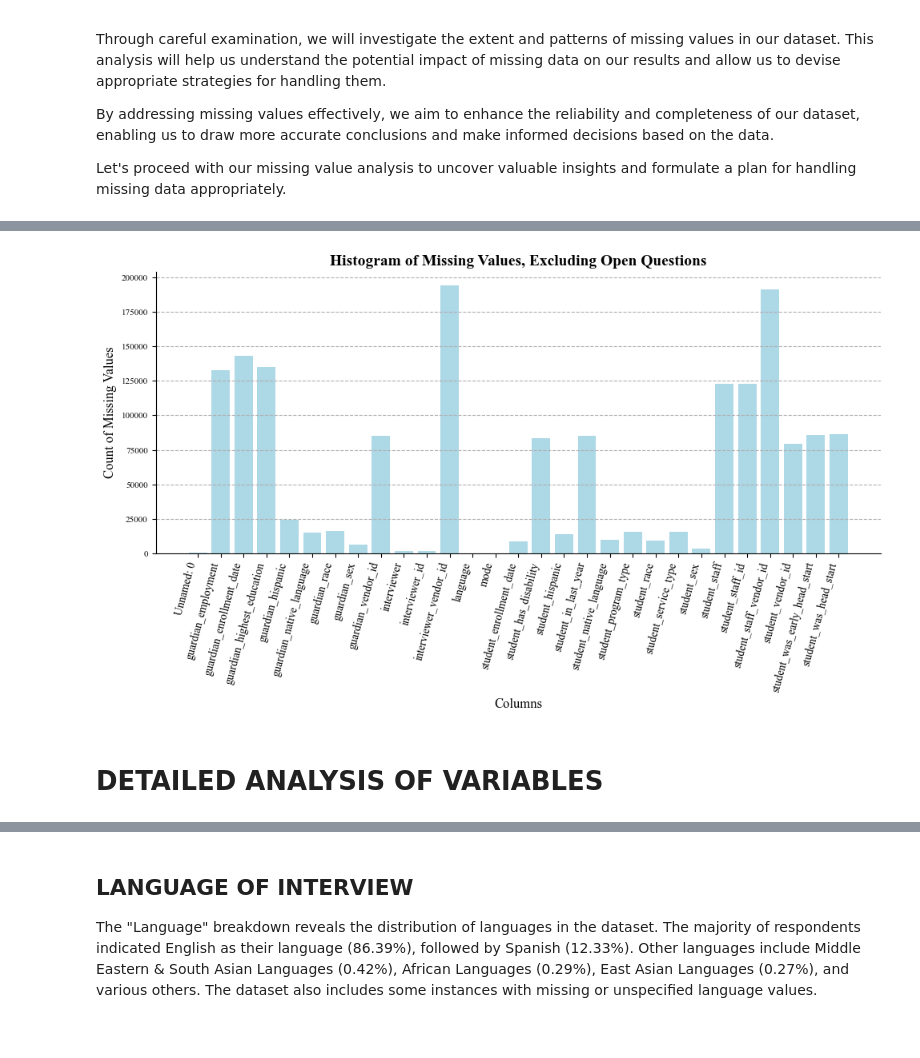
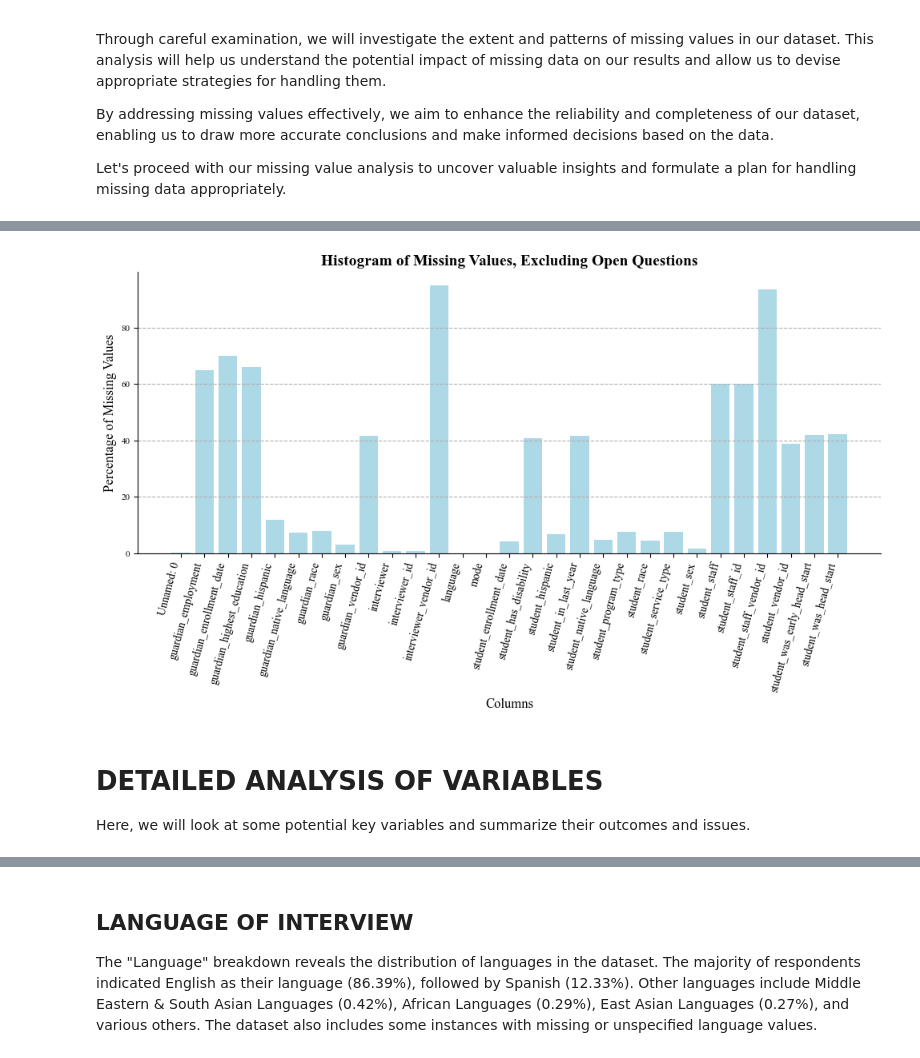
Before and after one commit to bmfores/nhsa-parentgauge, a Jupyter notebook: data_cleaning_analysis.ipynb, the cells around one changed output, grey strips where cells are left out. Drawn from its saved outputs; the diff is of its cells as text; code cells hidden in the pictures.

```diff
--- a/data_cleaning_analysis.ipynb
+++ b/data_cleaning_analysis.ipynb
@@ -118,42 +118,42 @@ Total number of rows: 204879
 │ OQ9                          │         63274 │             30.88% │
 └──────────────────────────────┴───────────────┴────────────────────┘
 # %%
-# Assuming 'df' is your DataFrame
-missing_count = df.isnull().sum()
-# Filter variables with missing values above zero and that are not open interview questions
-missing_count = missing_count[(missing_count > 0) & (~missing_count.index.str.startswith('OQ'))]
+# Calculate the percentage of missing values
+missing_percentage = (missing_count / len(df)) * 100
 
 # Plotting the histogram
 # Set up figure and axes
 fig, ax = plt.subplots(figsize=(10, 6))
 
 # Plotting the histogram
-ax.bar(missing_count.index, missing_count.values, color='lightblue')
+ax.bar(missing_percentage.index, missing_percentage.values, color='lightblue')
 
 # Customize the appearance
 ax.set_xlabel('Columns', fontsize=12, fontfamily='Times New Roman')
-ax.set_ylabel('Count of Missing Values', fontsize=12, fontfamily='Times New Roman')
+ax.set_ylabel('Percentage of Missing Values', fontsize=12, fontfamily='Times New Roman')
 ax.set_title('Histogram of Missing Values, Excluding Open Questions', fontsize=14, fontweight='bold', fontfamily='Times New Roman')
 
 # Adjusting x-axis labels rotation and font size
 plt.xticks(rotation=75, ha='right', fontsize=10, fontfamily='Times New Roman')
 
 # Adjusting y-axis tick label font size
 plt.yticks(fontsize=8, fontfamily='Times New Roman')
 
 # Add grid lines
 ax.grid(axis='y', linestyle='--')
 
 # Remove the top and right spines
 ax.spines['top'].set_visible(False)
 ax.spines['right'].set_visible(False)
 
 # Tweak the layout
 fig.tight_layout()
 
 # Show the plot
 plt.show()
 # %% [output]
-[figure, old version]
+[figure, new version]
 # %% [markdown]
 # DETAILED ANALYSIS OF VARIABLES
+
+Here, we will look at some potential key variables and summarize their outcomes and issues.
```
Also changed, not shown: parts of 7 cells of this notebook.
